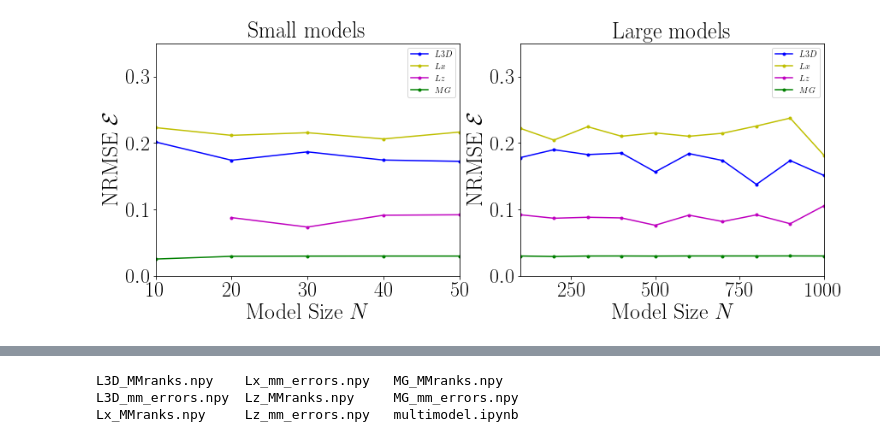
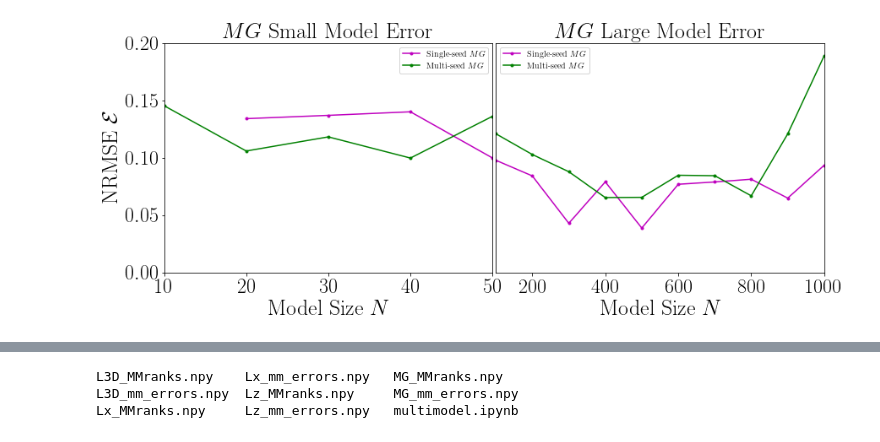
Before and after one commit to BrianWhiteaker/ChaosESN, a Jupyter notebook: PlotNBs/multimodel2.ipynb, the cells around one changed output, grey strips where cells are left out. Saved outputs shown, nothing was run; the diff lists cells and outputs as text; code cells hidden in the pictures.

```diff
--- a/PlotNBs/multimodel2.ipynb
+++ b/PlotNBs/multimodel2.ipynb
@@ -84,33 +88,30 @@ mmL3Dranks.npy  mmMGranks.npy  mmXranks.npy  mmZranks.npy
 # %%
-l3der = np.load('./NBoutputs/mmL3D.npy')
-lxer = np.load('./NBoutputs/mmX.npy')
-lzer = np.load('./NBoutputs/mmZ.npy')
-lzer[0] = np.NAN
-mger = np.load('./NBoutputs/mmMG.npy')
+single_mger = np.load('./NBoutputs/singleseed_mmMG.npy')
+multi_mger = np.load('./NBoutputs/multiseed_mmMG.npy')
+
+fig = plt.figure(figsize=(14,5))
+ax1 = plt.subplot(121)
+ax1.set_ylim(0,.2)
+ax1.plot(sizes[:5],single_mger[:5],'.m-',label='Single-seed $MG$')
+ax1.plot(sizes[:5],multi_mger[:5],'.g-',label='Multi-seed $MG$')
+ax1.set_title('$MG$ Small Model Error')
+ax1.set_xlabel('Model Size $N$')
+ax1.set_ylabel('NRMSE $\mathcal{E}$')
+ax1.legend()
+
+ax2 = plt.subplot(122)
+ax2.set_ylim(0,.2)
+ax2.plot(sizes[5:],single_mger[5:],'.m-',label='Single-seed $MG$')
+ax2.plot(sizes[5:],multi_mger[5:],'.g-',label='Multi-seed $MG$')
+ax2.set_yticks([])
+ax2.yaxis.set_visible(False)
+ax2.set_ylabel([])
+ax2.set_title('$MG$ Large Model Error')
+ax2.set_xlabel('Model Size $N$')
+#ax2.set_ylabel('NRMSE $\mathcal{E}$')
+ax2.legend()
+plt.subplots_adjust(wspace=.01)
+plt.show()
+fig.savefig("./NBoutputs/new_multimodel_error.pdf", format='pdf', bbox_inches='tight', pad_inches=.01)
+# %% [output]
+[figure, added]
-# %%
-fig = plt.figure(figsize=(14,5))
-ax1 = plt.subplot(121)
-ax1.set_ylim(0,.35)
-ax1.plot(sizes[:5],l3der[:5],'.b-',label='$L3D$')
-ax1.plot(sizes[:5],lxer[:5],'.y-',label='$Lx$')
-ax1.plot(sizes[:5],lzer[:5],'.m-',label='$Lz$')
-ax1.plot(sizes[:5],mger[:5],'.g-',label='$MG$')
-ax1.set_title('Small models')
-ax1.set_xlabel('Model Size $N$')
-ax1.set_ylabel('NRMSE $\mathcal{E}$')
-ax1.legend()
-
-ax2 = plt.subplot(122)
-ax2.set_ylim(0,.35)
-ax2.plot(sizes[5:],l3der[5:],'.b-',label='$L3D$')
-ax2.plot(sizes[5:],lxer[5:],'.y-',label='$Lx$')
-ax2.plot(sizes[5:],lzer[5:],'.m-',label='$Lz$')
-ax2.plot(sizes[5:],mger[5:],'.g-',label='$MG$')
-ax2.set_title('Large models')
-ax2.set_xlabel('Model Size $N$')
-ax2.set_ylabel('NRMSE $\mathcal{E}$')
-ax2.legend()
-plt.show()
-fig.savefig("./NBoutputs/new_multimodel_error.pdf", format='pdf', bbox_inches='tight', pad_inches=.01)
-# %% [output]
-[figure, removed]
```
Also changed, not shown: parts of 11 cells of this notebook, 1 other file.
